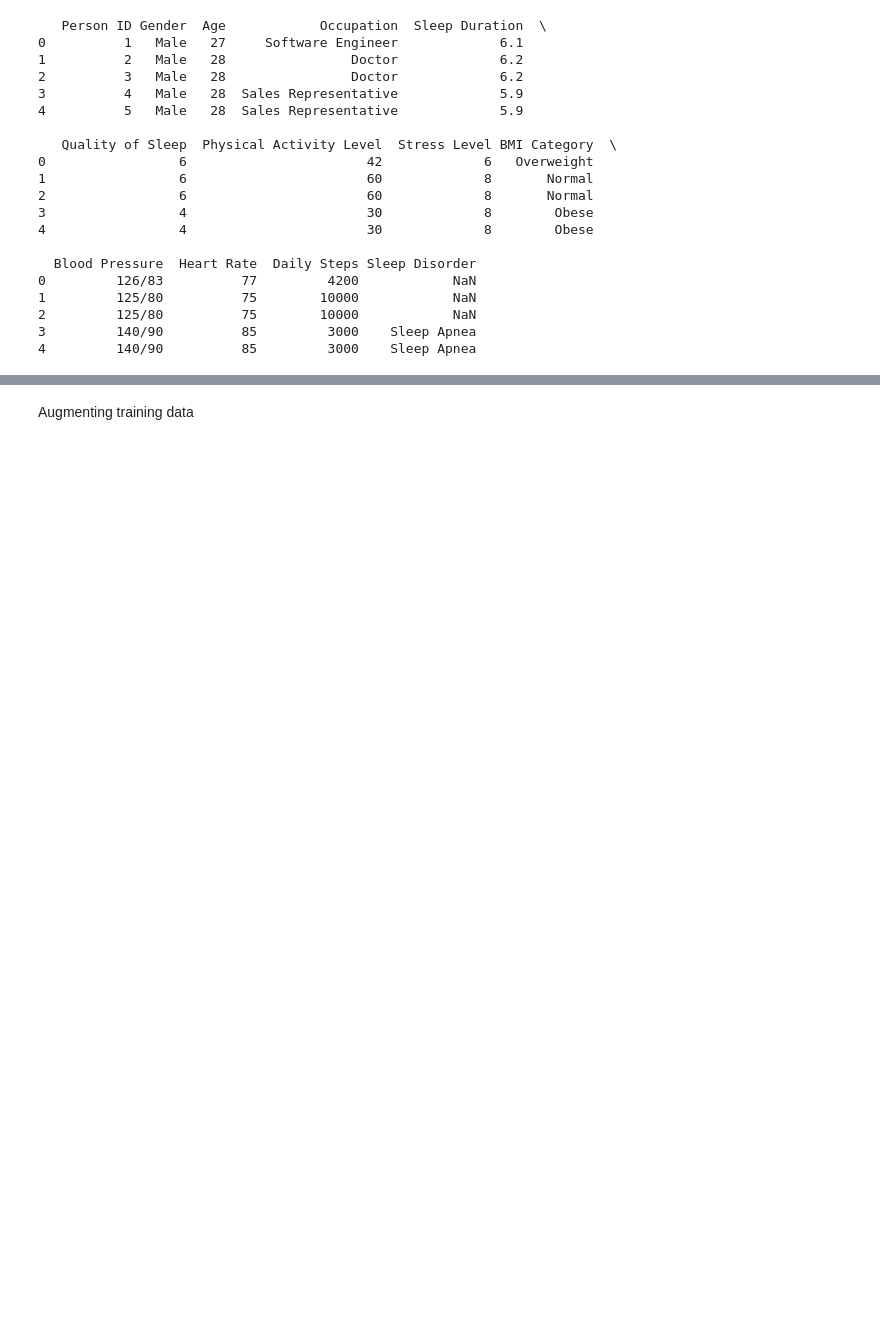
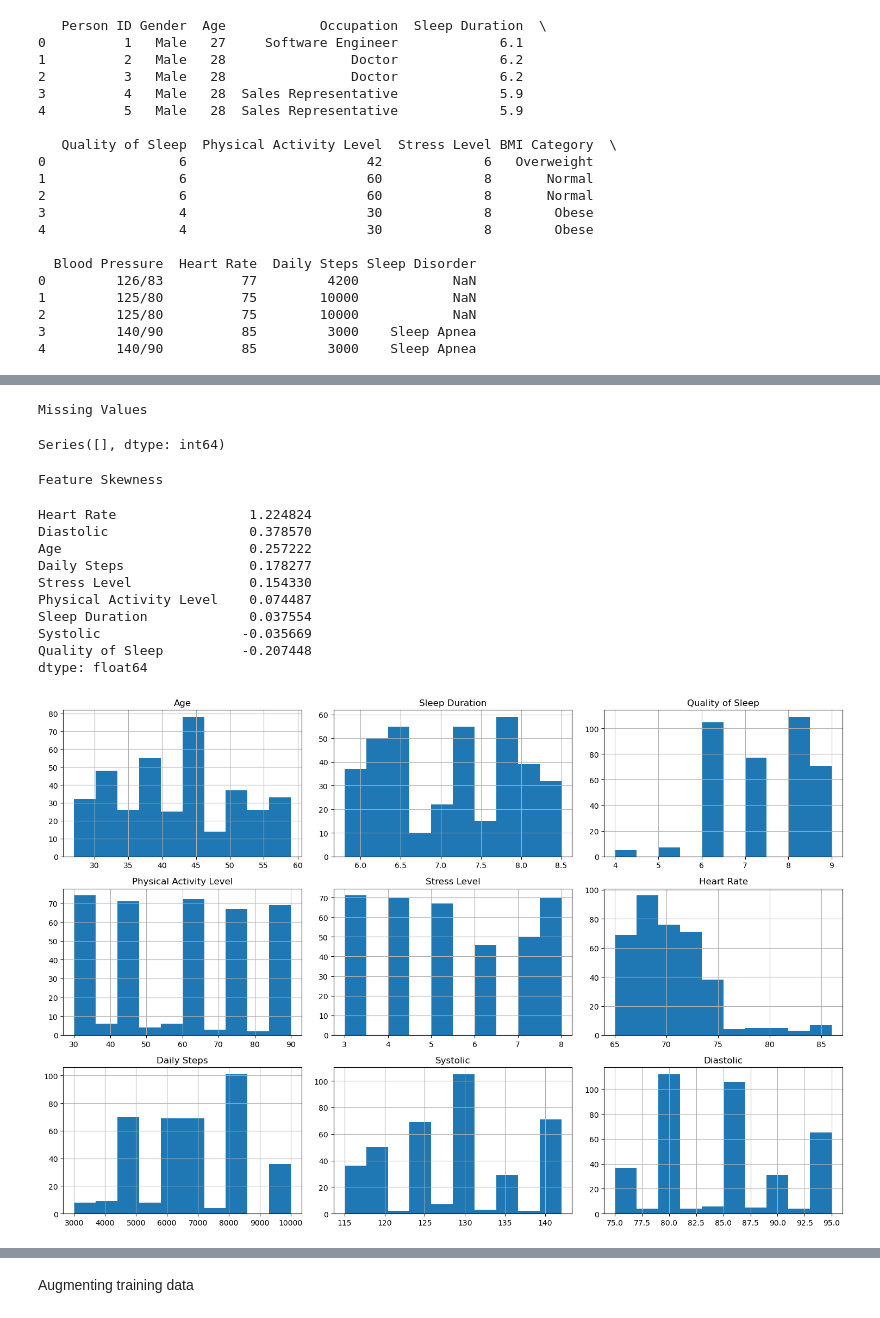
Before and after one commit to TheeBaranga/sleep-health-predictor, a Jupyter notebook: sleep-dtf.ipynb, the cells around one changed output, grey strips where cells are left out. Drawn from its saved outputs; the diff is of its cells as text; code cells hidden in the pictures; blank space fills up the shorter version.

```diff
--- a/sleep-dtf.ipynb
+++ b/sleep-dtf.ipynb
@@ -42,0 +123,32 @@ X_train, X_test, y_train, y_test = train_test_split(X, y, test_size=0.2, random_
+# %%
+print("Missing Values")
+missing = df.isnull().sum()
+display(missing[missing > 0])
+# %% [output]
+Missing Values
+Series([], dtype: int64)
+# %%
+import matplotlib.pyplot as plt
+# Select numerical columns
+numerical_cols = df.select_dtypes(include=["int64", "float64"]).columns
+# Calculate skewness
+skewness = df[numerical_cols].skew().sort_values(ascending=False)
+print("Feature Skewness")
+display(skewness)
+# Plot histograms
+df[numerical_cols].hist(figsize=(15,10))
+plt.tight_layout()
+plt.show()
+# %% [output]
+Feature Skewness
+Heart Rate                 1.224824
+Diastolic                  0.378570
+Age                        0.257222
+Daily Steps                0.178277
+Stress Level               0.154330
+Physical Activity Level    0.074487
+Sleep Duration             0.037554
+Systolic                  -0.035669
+Quality of Sleep          -0.207448
+dtype: float64
+[figure, added]
```
Also changed, not shown: parts of 14 cells of this notebook, 5 other files.
